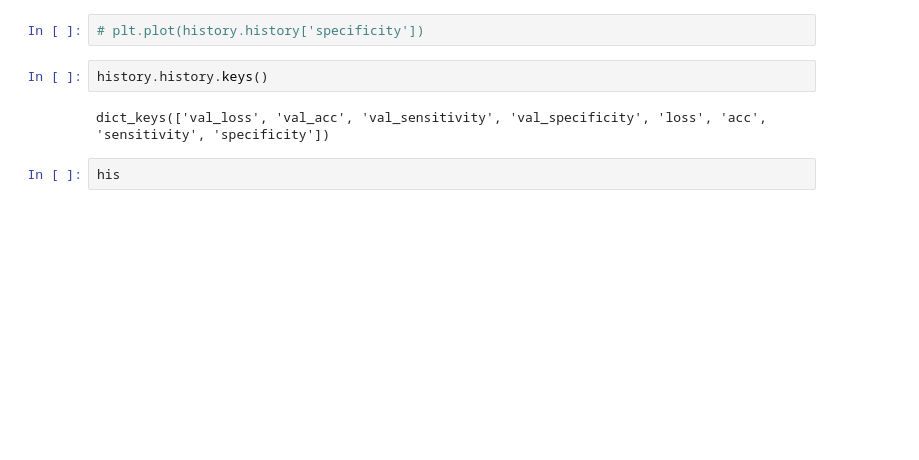
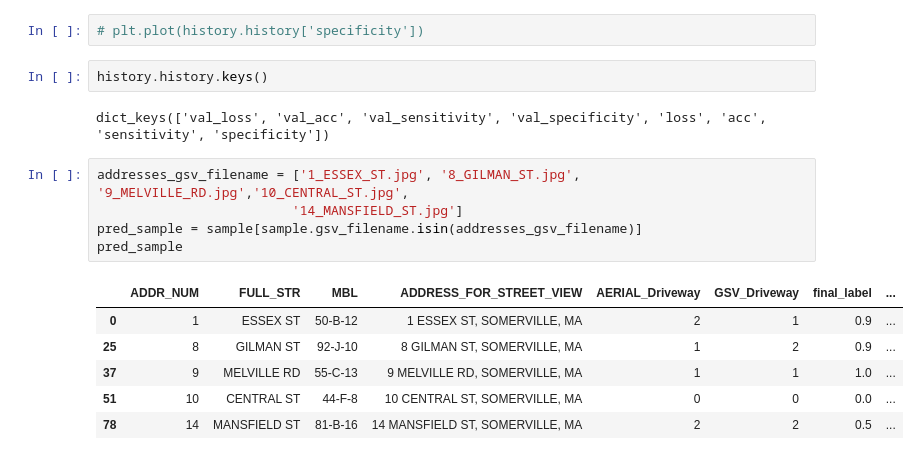
Before and after one commit to isms/ac297r-capstone-project, a Jupyter notebook: notebooks/two_input_model.ipynb, the cells around one changed output. Cells and saved outputs as stored; diff of their text form; blank space fills up the shorter version.

```diff
--- a/notebooks/two_input_model.ipynb
+++ b/notebooks/two_input_model.ipynb
@@ -113,5 +125,15 @@ plt.plot(history.history['sensitivity'])
 history.history.keys()
 # %% [output]
 dict_keys(['val_loss', 'val_acc', 'val_sensitivity', 'val_specificity', 'loss', 'acc', 'sensitivity', 'specificity'])
-# %%
-his
+# %%
+addresses_gsv_filename = ['1_ESSEX_ST.jpg', '8_GILMAN_ST.jpg', '9_MELVILLE_RD.jpg','10_CENTRAL_ST.jpg',
+                         '14_MANSFIELD_ST.jpg']
+pred_sample = sample[sample.gsv_filename.isin(addresses_gsv_filename)]
+pred_sample
+# %% [output]
+|  | ADDR_NUM | FULL_STR | MBL | ADDRESS_FOR_STREET_VIEW | AERIAL_Driveway | GSV_Driveway | final_label | ... |
+| 0 | 1 | ESSEX ST | 50-B-12 | 1 ESSEX ST, SOMERVILLE, MA | 2 | 1 | 0.9 | ... |
+| 25 | 8 | GILMAN ST | 92-J-10 | 8 GILMAN ST, SOMERVILLE, MA | 1 | 2 | 0.9 | ... |
+| 37 | 9 | MELVILLE RD | 55-C-13 | 9 MELVILLE RD, SOMERVILLE, MA | 1 | 1 | 1.0 | ... |
+| 51 | 10 | CENTRAL ST | 44-F-8 | 10 CENTRAL ST, SOMERVILLE, MA | 0 | 0 | 0.0 | ... |
+| 78 | 14 | MANSFIELD ST | 81-B-16 | 14 MANSFIELD ST, SOMERVILLE, MA | 2 | 2 | 0.5 | ... |
```
Also changed, not shown: parts of 23 cells of this notebook, 1 other file.
